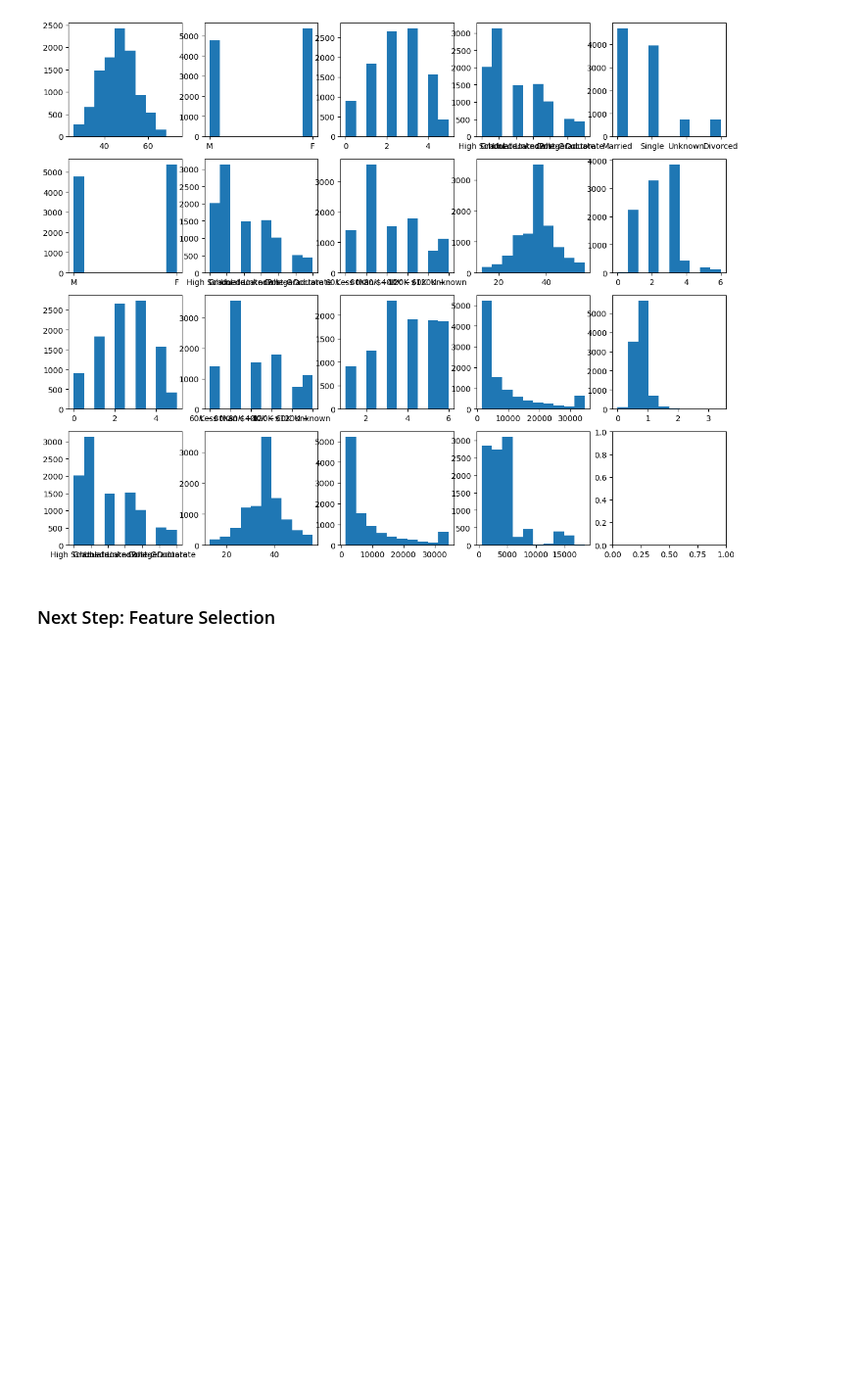
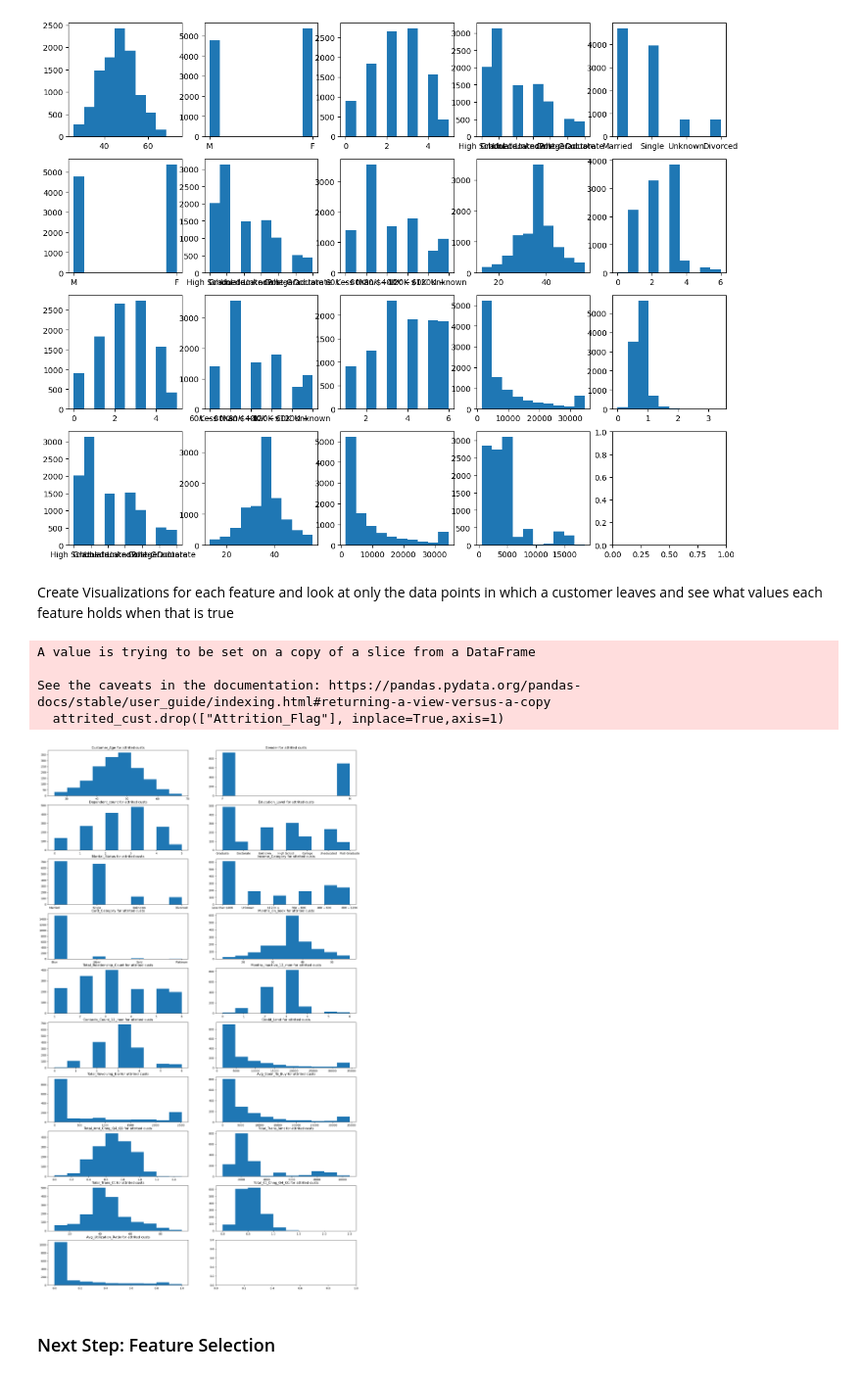
Before and after one commit to andmercado/Capstone-Project-Group-6, a Jupyter notebook: notebooks/eda_sandbox.ipynb, the cells around one changed output. Shown at 98% size. Cells and saved outputs as stored; diff of their text form; code cells hidden in the pictures; blank space fills up the shorter version.

```diff
--- a/notebooks/eda_sandbox.ipynb
+++ b/notebooks/eda_sandbox.ipynb
@@ -189,6 +189,33 @@ for i in range(1,6):
         ax[j-1][i-1].hist(X[X.columns[(i*j) - 1]])
 # %% [output]
 [figure]
+# %% [markdown]
+Create Visualizations for each feature and look at only the data points in which a customer leaves and see what values each feature holds when that is true
+# %%
+# Create a subplot grid of 4 rows and 5 columns, with a specified figure size of 15x12
+fig, ax = plt.subplots(nrows=10, ncols=2, figsize=(20,35))
+
+attrited_cust = df.loc[df["Attrition_Flag"] == 0]
+attrited_cust.drop(["Attrition_Flag"], inplace=True,axis=1)
+
+# For each subplot, plot a histogram of the data from the corresponding column in X dataframe
+# The column index for the data is calculated as (i*j)-1
+i = 0
+j = 0
+for col in attrited_cust.columns:
+    ax[j][i].hist(attrited_cust[col])
+    ax[j][i].set_title(f"{col} for attrited custs")
+    if i == 1:
+        i = 0
+        j += 1
+    else:
+        i += 1
+# %% [output]
+A value is trying to be set on a copy of a slice from a DataFrame
+
+See the caveats in the documentation: https://pandas.pydata.org/pandas-docs/stable/user_guide/indexing.html#returning-a-view-versus-a-copy
+  attrited_cust.drop(["Attrition_Flag"], inplace=True,axis=1)
+[figure, added]
 # %% [markdown]
 ### Next Step: Feature Selection
 # %% [markdown]
```
Also changed, not shown: parts of 17 cells of this notebook.
